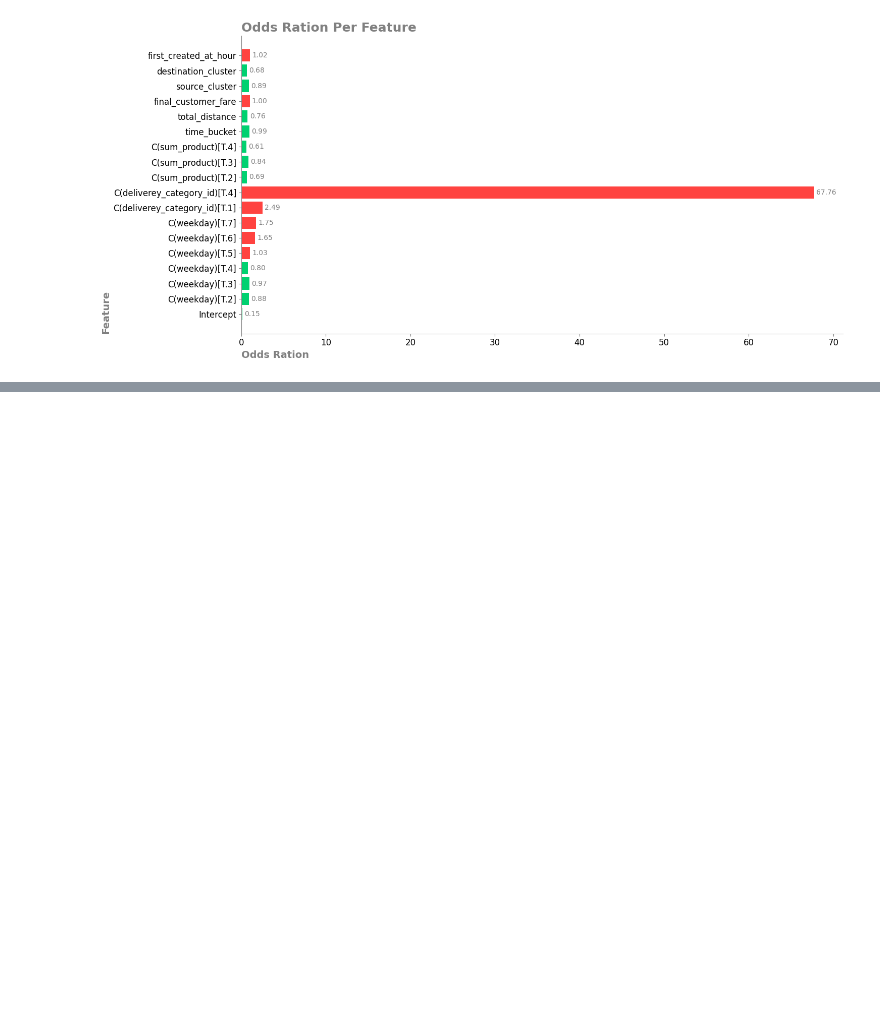
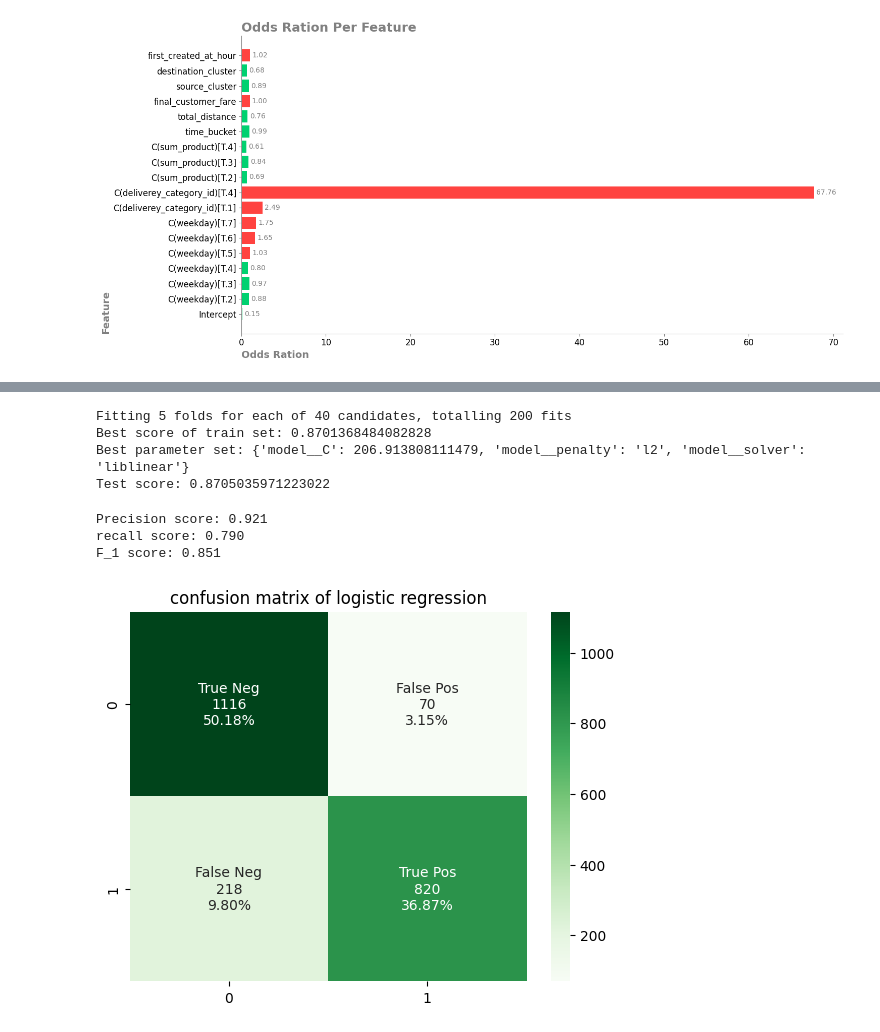
Before and after one commit to alinaddafi/order-delay-analysis, a Jupyter notebook: notebook/order-delay-prediction.ipynb, the cells around one changed output, grey strips where cells are left out. Saved outputs shown, nothing was run; the diff lists cells and outputs as text; code cells hidden in the pictures; blank space fills up the shorter version.

```diff
--- a/notebook/order-delay-prediction.ipynb
+++ b/notebook/order-delay-prediction.ipynb
@@ -467,0 +596,61 @@ plt.show()
+# %%
+from sklearn.model_selection import GridSearchCV
+
+grid_search_logistic_regression = GridSearchCV(
+    log_reg_clf_pipeline,
+    param_grid= param_grid_logistic_regression,
+    cv = 5,
+    scoring="accuracy",
+    verbose=True,
+    n_jobs=-1,
+)
+# %%
+grid_search_logistic_regression.fit(X_train, y_train)
+
+print("Best score of train set: " + str(grid_search_logistic_regression.best_score_))
+print("Best parameter set: " + str(grid_search_logistic_regression.best_params_))
+print("Test score: " + str(grid_search_logistic_regression.score(X_valid, y_valid)))
+# %% [output]
+Fitting 5 folds for each of 40 candidates, totalling 200 fits
+Best score of train set: 0.8701368484082828
+Best parameter set: {'model__C': 206.913808111479, 'model__penalty': 'l2', 'model__solver': 'liblinear'}
+Test score: 0.8705035971223022
+# %%
+y_pred_logistic = grid_search_logistic_regression.best_estimator_.predict(X_valid)
+# %%
+from sklearn.metrics import precision_score, recall_score, f1_score
+
+precision_log = precision_score(y_valid, y_pred_logistic)
+recall_log = recall_score(y_valid, y_pred_logistic)
+f1_log = f1_score(y_valid, y_pred_logistic)
+
+print(f"Precision score: {precision_log:.3f}")
+print(f"recall score: {recall_log:.3f}")
+print(f"F_1 score: {f1_log:.3f}")
+# %% [output]
+Precision score: 0.921
+recall score: 0.790
+F_1 score: 0.851
+# %%
+from sklearn.metrics import confusion_matrix
+
+confusion_matrix_logistic = confusion_matrix(y_valid, y_pred_logistic)
+# %%
+group_names = ["True Neg", "False Pos", "False Neg", "True Pos"]
+group_counts = [
+    "{0:0.0f}".format(value) for value in confusion_matrix_logistic.flatten()
+]
+group_percentages = [
+    "{0:0.2%}".format(value)
+    for value in confusion_matrix_logistic.flatten() / np.sum(confusion_matrix_logistic)
+]
+labels = [
+    f"{v1}\n{v2}\n{v3}"
+    for v1, v2, v3 in zip(group_names, group_counts, group_percentages)
+]
+labels = np.asarray(labels).reshape(2,2)
+sns.heatmap(confusion_matrix_logistic, annot=labels, fmt="", cmap="Greens")
+plt.title("confusion matrix of logistic regression")
+plt.show()
+# %% [output]
+[figure, added]
```
Also changed, not shown: parts of 23 cells of this notebook, 3 other files.
